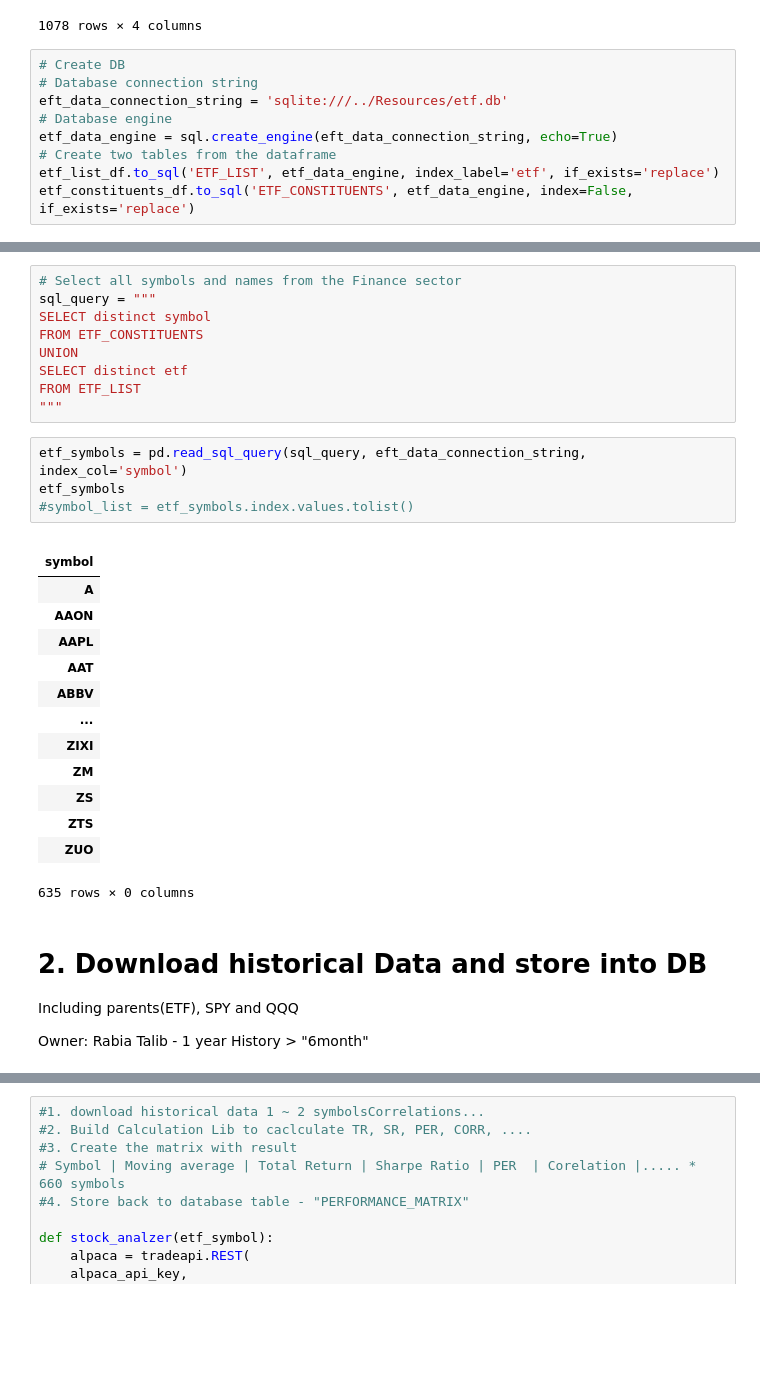
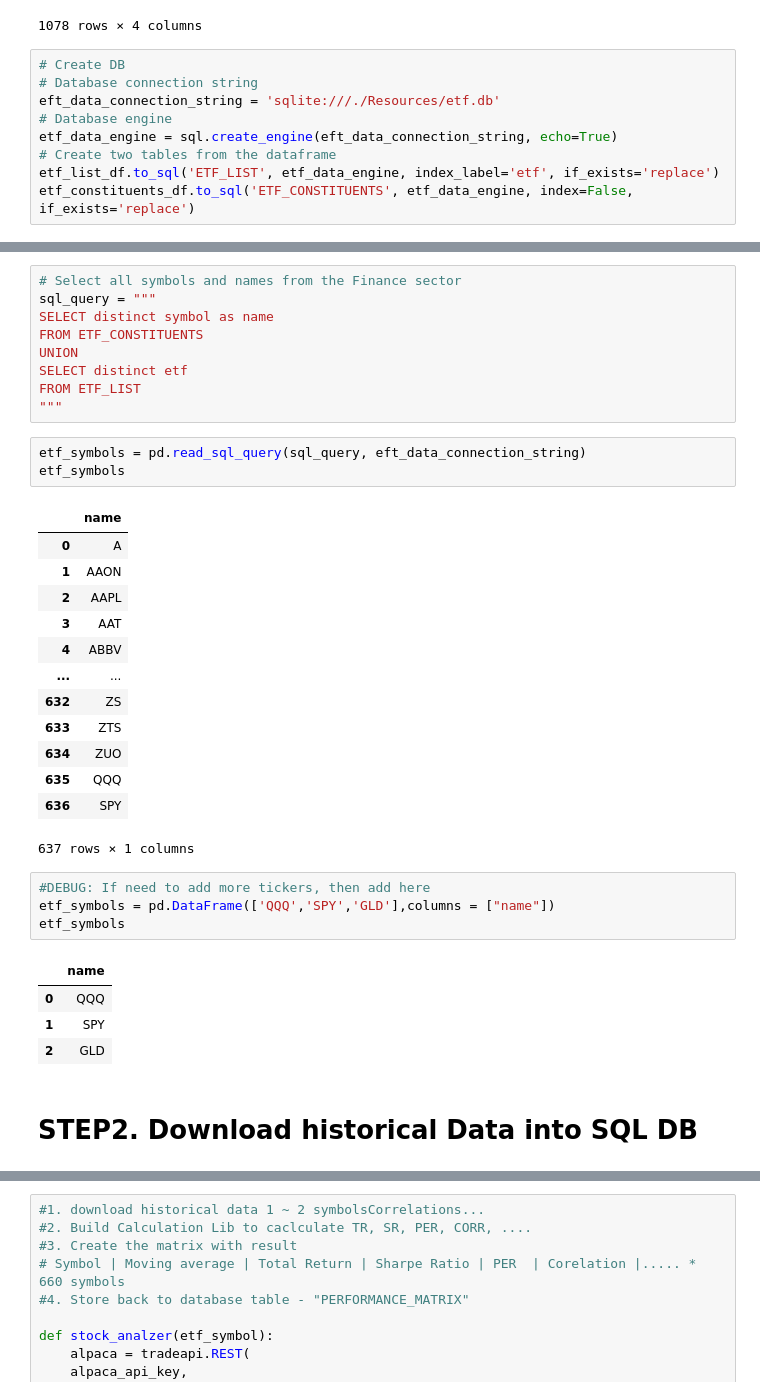
Before and after one commit to mingluuu/ETF_Portfolio_Top_Performers, a Jupyter notebook: ETF_analyzer_POC.ipynb, the cells around one changed output, grey strips where cells are left out. Cells and saved outputs as stored; diff of their text form; blank space fills up the shorter version.

```diff
--- a/ETF_analyzer_POC.ipynb
+++ b/ETF_analyzer_POC.ipynb
@@ -59,7 +60,7 @@ etf_constituents_df
 # %%
 # Create DB
 # Database connection string
-eft_data_connection_string = 'sqlite:///../Resources/etf.db'
+eft_data_connection_string = 'sqlite:///./Resources/etf.db'
 # Database engine
 etf_data_engine = sql.create_engine(eft_data_connection_string, echo=True)
 # Create two tables from the dataframe
@@ -86,33 +69,37 @@ CREATE TABLE "ETF_LIST" (
 # %%
 # Select all symbols and names from the Finance sector
 sql_query = """
-SELECT distinct symbol
+SELECT distinct symbol as name
 FROM ETF_CONSTITUENTS
 UNION
 SELECT distinct etf
 FROM ETF_LIST
 """
 # %%
-etf_symbols = pd.read_sql_query(sql_query, eft_data_connection_string, index_col='symbol')
+etf_symbols = pd.read_sql_query(sql_query, eft_data_connection_string)
 etf_symbols
-#symbol_list = etf_symbols.index.values.tolist()
 # %% [output]
-|  |
-| symbol |
-| A |
-| AAON |
-| AAPL |
-| AAT |
-| ABBV |
-| ... |
-| ZIXI |
-| ZM |
-| ZS |
-| ZTS |
-| ZUO |
+|  | name |
+| 0 | A |
+| 1 | AAON |
+| 2 | AAPL |
+| 3 | AAT |
+| 4 | ABBV |
+| ... | ... |
+| 632 | ZS |
+| 633 | ZTS |
+| 634 | ZUO |
+| 635 | QQQ |
+| 636 | SPY |
-635 rows × 0 columns
+637 rows × 1 columns
+# %%
+#DEBUG: If need to add more tickers, then add here
+etf_symbols = pd.DataFrame(['QQQ','SPY','GLD'],columns = ["name"])
+etf_symbols
+# %% [output]
+|  | name |
+| 0 | QQQ |
+| 1 | SPY |
+| 2 | GLD |
 # %% [markdown]
-# 2. Download historical Data and store into DB
-Including parents(ETF), SPY and QQQ
-
-Owner: Rabia Talib - 1 year History > "6month"
+# STEP2. Download historical Data into SQL DB
```
Also changed, not shown: parts of 13 cells of this notebook, 3 other files.
